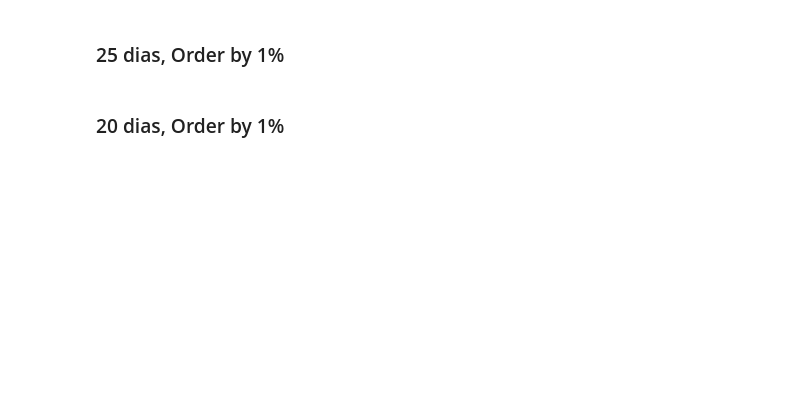
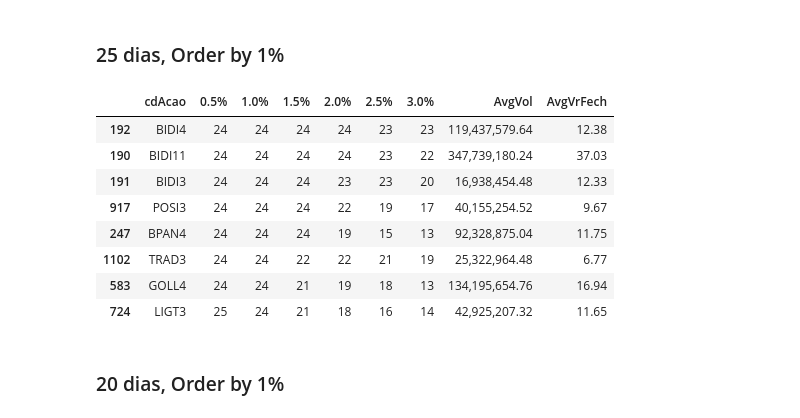
Before and after one commit to alexandre-esmeraldo/StockManager, a Jupyter notebook: StockManager_Processamento.ipynb, the cells around one changed output. Drawn from its saved outputs; the diff is of its cells as text; code cells hidden in the pictures; blank space fills up the shorter version.

```diff
--- a/StockManager_Processamento.ipynb
+++ b/StockManager_Processamento.ipynb
@@ -160,7 +165,17 @@ df25d['vrVolume'] = df25d['vrVolume'].map('{:,}'.format)
 # %% [markdown]
 ### 25 dias, Order by 1%
 # %%
-df05.loc[(df05["AvgVol"] > 6000000) & (df05["1.0%"] >= 22) & (df05["AvgVrFech"] > 5)]
+df05.loc[(df05["AvgVol"] > 6000000) & (df05["1.0%"] >= 24) & (df05["AvgVrFech"] > 5)]
+# %% [output]
+|  | cdAcao | 0.5% | 1.0% | 1.5% | 2.0% | 2.5% | 3.0% | AvgVol | AvgVrFech |
+| 192 | BIDI4 | 24 | 24 | 24 | 24 | 23 | 23 | 119,437,579.64 | 12.38 |
+| 190 | BIDI11 | 24 | 24 | 24 | 24 | 23 | 22 | 347,739,180.24 | 37.03 |
+| 191 | BIDI3 | 24 | 24 | 24 | 23 | 23 | 20 | 16,938,454.48 | 12.33 |
+| 917 | POSI3 | 24 | 24 | 24 | 22 | 19 | 17 | 40,155,254.52 | 9.67 |
+| 247 | BPAN4 | 24 | 24 | 24 | 19 | 15 | 13 | 92,328,875.04 | 11.75 |
+| 1102 | TRAD3 | 24 | 24 | 22 | 22 | 21 | 19 | 25,322,964.48 | 6.77 |
+| 583 | GOLL4 | 24 | 24 | 21 | 19 | 18 | 13 | 134,195,654.76 | 16.94 |
+| 724 | LIGT3 | 25 | 24 | 21 | 18 | 16 | 14 | 42,925,207.32 | 11.65 |
 # %% [markdown]
 ### 20 dias, Order by 1%
 # %%
```
Also changed, not shown: parts of 9 cells of this notebook, 1 other file.
